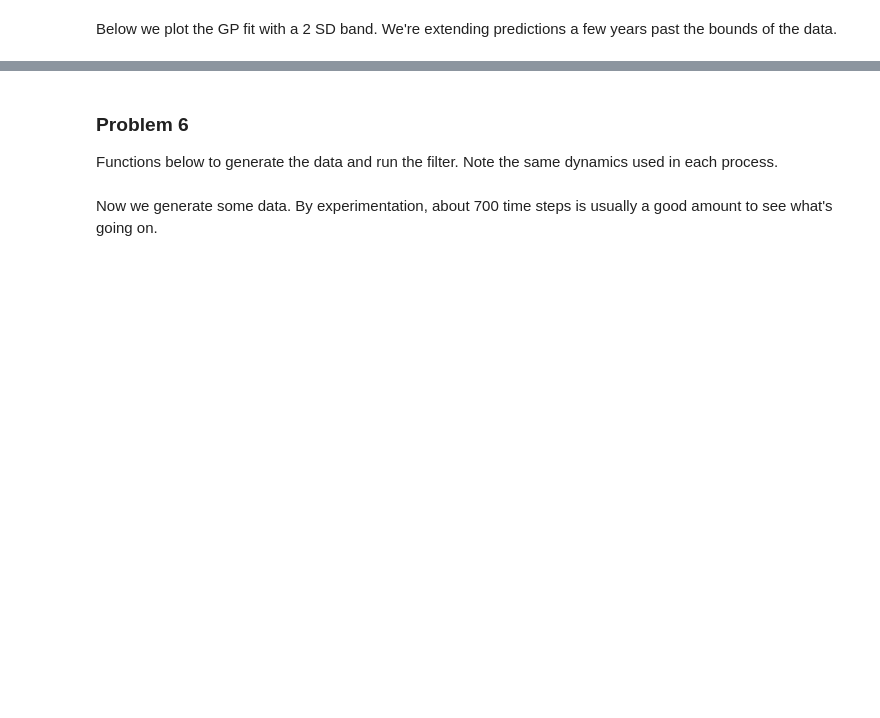
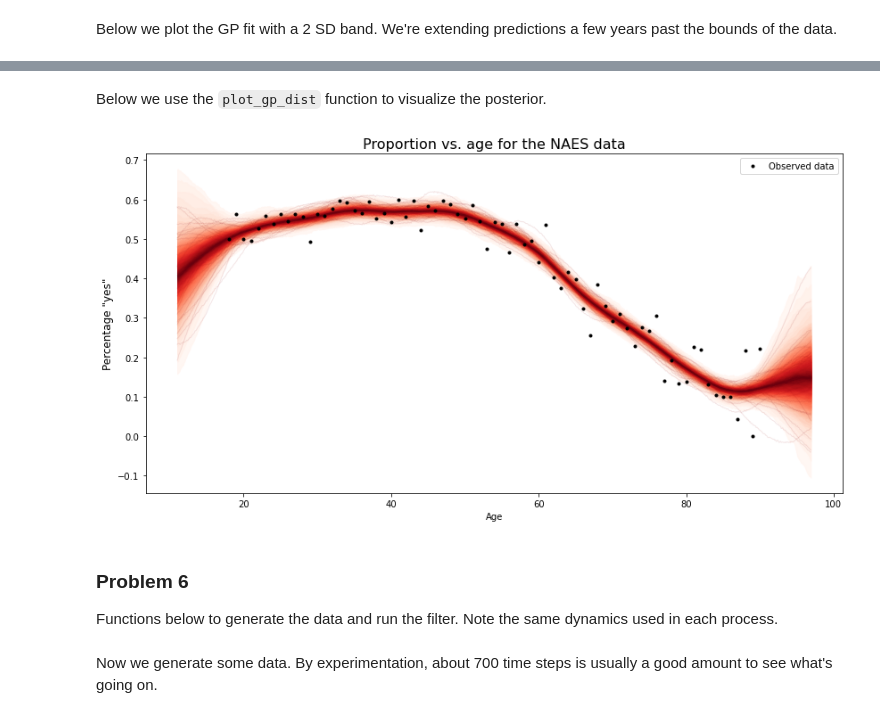
Before and after one commit to mpdylan/INFO510-public, a Jupyter notebook: notebooks/solutions/exams/final_f20_solution.ipynb, the cells around one changed output, grey strips where cells are left out. Cells and saved outputs as stored; diff of their text form; code cells hidden in the pictures; blank space fills up the shorter version.

```diff
--- a/notebooks/solutions/exams/final_f20_solution.ipynb
+++ b/notebooks/solutions/exams/final_f20_solution.ipynb
@@ -355,17 +324,18 @@ p = naes_data['prop'].values
 We set up a GP model using the `Marginal` class from PyMC3 (we don't need anything fancier) using the `marginal_likelihood` method to construct the model and `find_MAP` to fit it. The Matern_{3/2} prior is chosen pretty arbitrarily here.
 # %%
 with pm.Model() as gp_model:
-    eta_process = pm.HalfCauchy('eta_process', 1)
-    l_process = pm.Gamma('l_process', 5, 1)         # somewhat arbitrarily pick a characteristic time scale of 5 years
-    cov_process = (eta_process ** 2) * pm.gp.cov.Matern32(1, l_process)
-    gp = pm.gp.Marginal(cov_func = cov_process)
+    eta = pm.Exponential('eta', 1)
+    ls = pm.Exponential('ls', 0.2)         # somewhat arbitrarily pick a characteristic time scale of 5 years
+    cov = (eta ** 2) * pm.gp.cov.Matern52(1, ls=ls)
+    gp = pm.gp.Marginal(cov_func = cov)
 
-    eta_noise = pm.HalfNormal('eta_noise', 2)
-    sigma_noise = pm.HalfCauchy('sigma_noise', 2)
-    cov_noise = (eta_noise ** 2) * pm.gp.cov.WhiteNoise(sigma_noise)
+    #eta_noise = pm.HalfNormal('eta_noise', 2)
+    sigma = pm.HalfCauchy('sigma', 1)
+    #cov_noise = pm.gp.cov.WhiteNoise(sigma_noise)
 
     # Since the normal noise model and the GP are conjugates, we use `Marginal` with the `.marginal_likelihood` method
-    y_ = gp.marginal_likelihood("y", X=age, y=p, noise=cov_noise)
+    y_ = gp.marginal_likelihood("y", X=age, y=p, noise=sigma)
 
     # this line calls an optimizer to find the MAP
     map_est = pm.find_MAP(include_transformed = True)
+    trace = pm.sample(500, chains=2, cores=1, tune=500, init='advi', return_inferencedata=True)
@@ -398,3 +388,32 @@ plt.show()
+# %% [markdown]
+Below we use the `plot_gp_dist` function to visualize the posterior.
+# %%
+tnew = np.arange(min(age)-7, max(age)+7, 0.1)[:, None]
+with gp_model:
+    #f_pred = gp.conditional('f_pred', Xnew=tnew)
+    #pred_sample = pm.sample_posterior_predictive(trace, var_names = ['f_pred'])
+    pass
+
+# plot the results
+fig = plt.figure(figsize=(14, 7))
+ax = fig.gca()
+
+# plot the samples from the gp posterior with samples and shading
+from pymc3.gp.util import plot_gp_dist
+
+plot_gp_dist(ax, pred_sample['f_pred'], tnew)
+
+# plot the data and the true latent function
+ax.plot(age, p, "ok", ms=3, label="Observed data")
+
+# axis labels and title
+plt.title("Proportion vs. age for the NAES data", size=16)
+plt.ylabel('Percentage "yes"', size=12)
+plt.xlabel('Age')
+plt.legend()
+plt.savefig('naes_gp_samples.png')
+# %% [output]
+[figure, added]
 # %% [markdown]
 ### Problem 6
 
```
Also changed, not shown: parts of 8 cells of this notebook, 5 other files.
